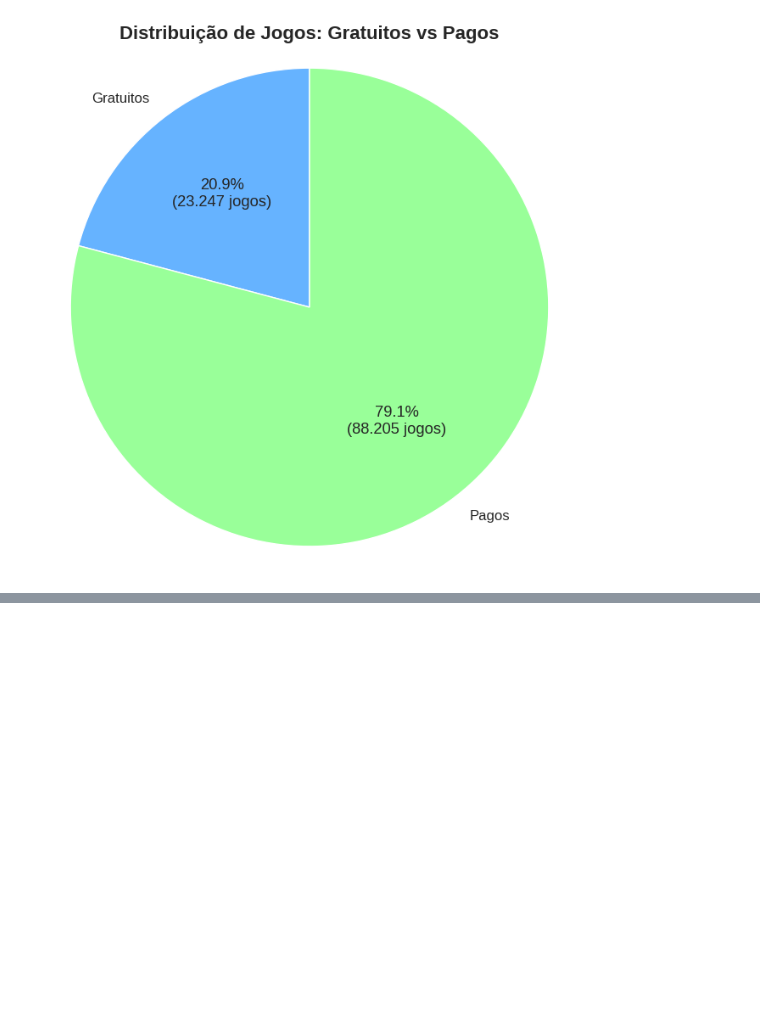
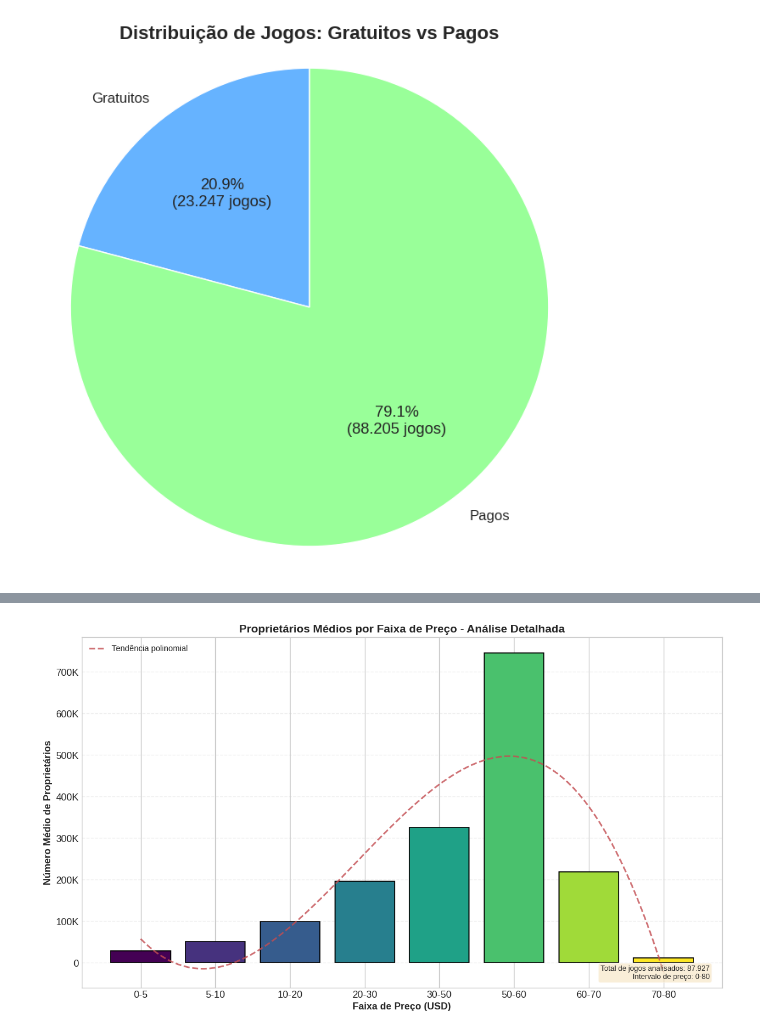
Before and after one commit to Tamicktom/analise-steam-games, a Jupyter notebook: 03-analise.ipynb, the cells around one changed output, grey strips where cells are left out. Drawn from its saved outputs; the diff is of its cells as text; code cells hidden in the pictures; blank space fills up the shorter version.

```diff
--- a/03-analise.ipynb
+++ b/03-analise.ipynb
@@ -377,0 +496,90 @@ Total de jogos: 111452
+# %%
+import numpy as np
+
+# 1. Carregar dados do banco (preço e proprietários estimados)
+df = pandas.read_sql(
+    session.query(
+        Game.price,
+        Game.estimated_owners_lower,
+        Game.estimated_owners_upper
+    )
+    .filter(Game.price <= 80)
+    .filter(Game.price > 0)
+    .statement,
+    session.bind,
+)
+
+# 2. Calcular o número médio de proprietários para cada jogo
+df['avg_owners'] = (df['estimated_owners_lower'] + df['estimated_owners_upper']) / 2
+
+# 3. Definir faixas de preço
+bins = [0, 5, 10, 20, 30, 50, 60, 70, 80]
+labels = ["0-5", "5-10", "10-20", "20-30", "30-50", "50-60", "60-70", "70-80"]
+
+df['price_range'] = pandas.cut(
+    df['price'],
+    bins=bins,
+    labels=labels,
+    right=False,
+)
+
+# 4. Agrupar por faixa de preço e calcular a média de proprietários
+avg_owners_by_range = df.groupby('price_range')['avg_owners'].mean().reset_index()
+avg_owners_by_range.columns = ['price_range', 'avg_owners']
+
+# 5. Obter informações para o gráfico
+total_games = len(df)
+price_range_str = f"0-80"
+
+# 6. Criar o gráfico
+fig, ax = plt.subplots(figsize=(12, 7))
+
+# Preparar dados para o gráfico
+x_labels = avg_owners_by_range['price_range'].astype(str).tolist()
+y_values = avg_owners_by_range['avg_owners'].tolist()
+
+# Criar gradiente de cores (de roxo/azul para verde/amarelo)
+colors = plt.cm.viridis(np.linspace(0, 1, len(x_labels)))
+
+# Criar gráfico de barras
+bars = ax.bar(x_labels, y_values, color=colors, edgecolor='black', linewidth=1.2)
+
+# 7. Adicionar linha de tendência polinomial
+x_numeric = np.arange(len(x_labels))
+# Ajustar polinômio de grau 3
+z = np.polyfit(x_numeric, y_values, 3)
+p = np.poly1d(z)
+x_trend = np.linspace(0, len(x_labels) - 1, 100)
+y_trend = p(x_trend)
+
+ax.plot(x_trend, y_trend, 'r--', linewidth=2, label='Tendência polinomial', alpha=0.8)
+
+# 8. Configurar o gráfico
+ax.set_xlabel('Faixa de Preço (USD)', fontsize=12, fontweight='bold')
+ax.set_ylabel('Número Médio de Proprietários', fontsize=12, fontweight='bold')
+ax.set_title('Proprietários Médios por Faixa de Preço - Análise Detalhada', fontsize=14, fontweight='bold')
+
+# Formatar eixo Y para mostrar valores em K (milhares)
+ax.yaxis.set_major_formatter(plt.FuncFormatter(lambda x, p: f'{int(x/1000)}K' if x >= 1000 else f'{int(x)}'))
+
+# Adicionar grid
+ax.grid(axis='y', alpha=0.3, linestyle='--')
+
+# Adicionar legenda
+ax.legend(loc='upper left', fontsize=10)
+
+# Adicionar informações no canto inferior direito
+info_text = f'Total de jogos analisados: {format_number(total_games)}\nIntervalo de preço: {price_range_str}'
+ax.text(0.98, 0.02, info_text, transform=ax.transAxes,
+        fontsize=9, verticalalignment='bottom', horizontalalignment='right',
+        bbox=dict(boxstyle='round', facecolor='wheat', alpha=0.5))
+
+plt.tight_layout()
+plt.show()
+
+# Mostrar valores exatos
+print("\nValores detalhados:")
+for _, row in avg_owners_by_range.iterrows():
+    print(f"{row['price_range']}: {format_number(int(row['avg_owners']))} proprietários médios")
+# %% [output]
+[figure, added]
```
Also changed, not shown: parts of 10 cells of this notebook.
